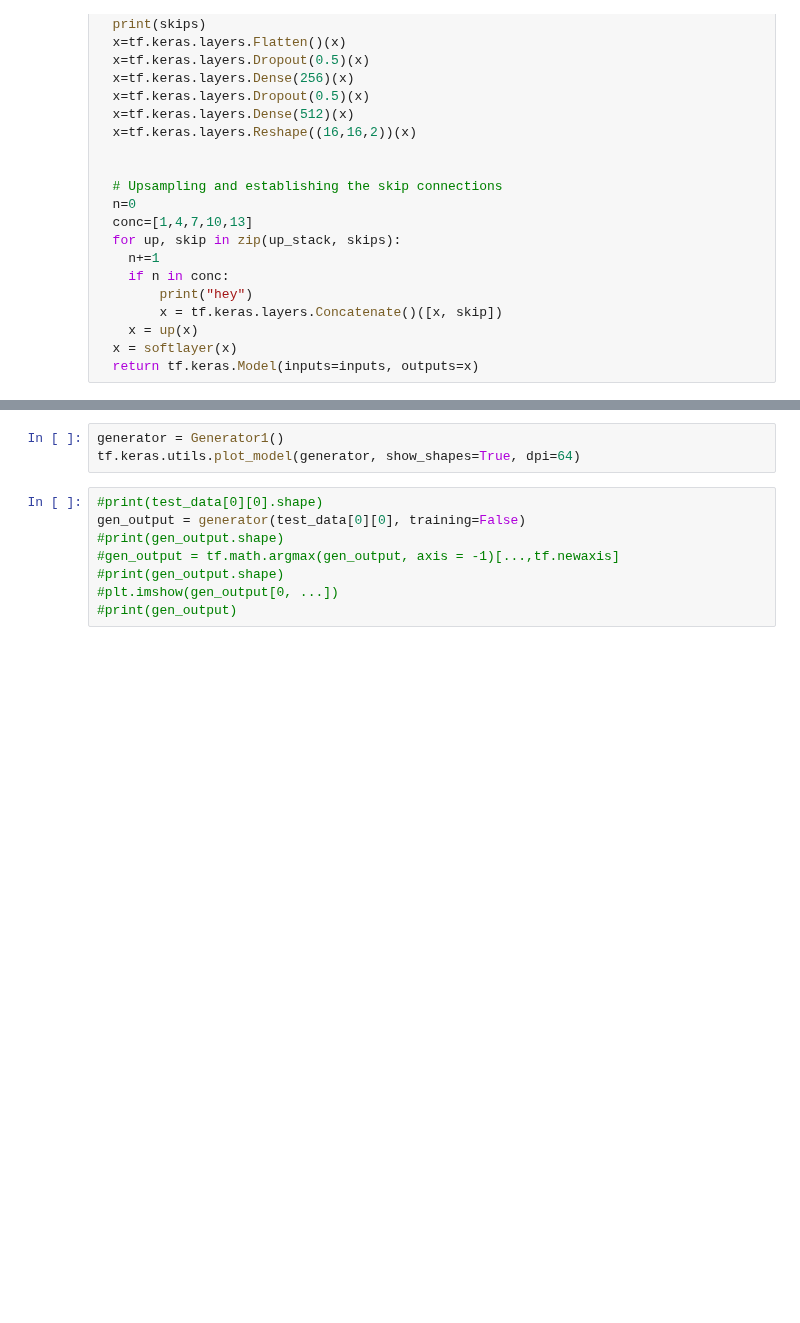
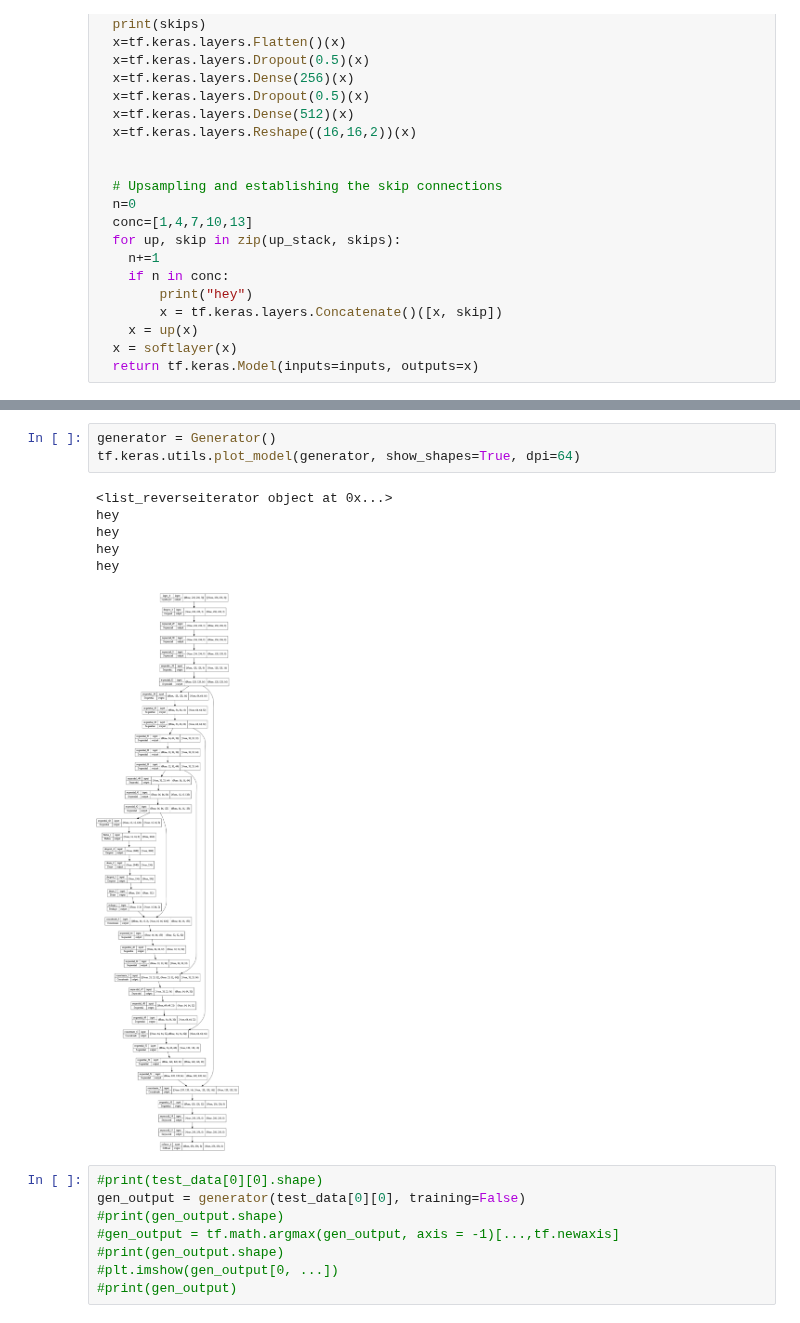
Before and after one commit to MikkelDitlevOlsen1/Deep-Learning, a Jupyter notebook: Model_1.0.ipynb, the cells around one changed output, grey strips where cells are left out. Drawn from its saved outputs; the diff is of its cells as text; blank space fills up the shorter version.

```diff
--- a/Model_1.0.ipynb
+++ b/Model_1.0.ipynb
@@ -338,6 +284,13 @@ def Generator():
 # %%
-generator = Generator1()
+generator = Generator()
 tf.keras.utils.plot_model(generator, show_shapes=True, dpi=64)
+# %% [output]
+<list_reverseiterator object at 0x...>
+hey
+hey
+hey
+hey
+[figure, added]
 # %%
 #print(test_data[0][0].shape)
 gen_output = generator(test_data[0][0], training=False)
```
Also changed, not shown: parts of 13 cells of this notebook, 1 other file.
